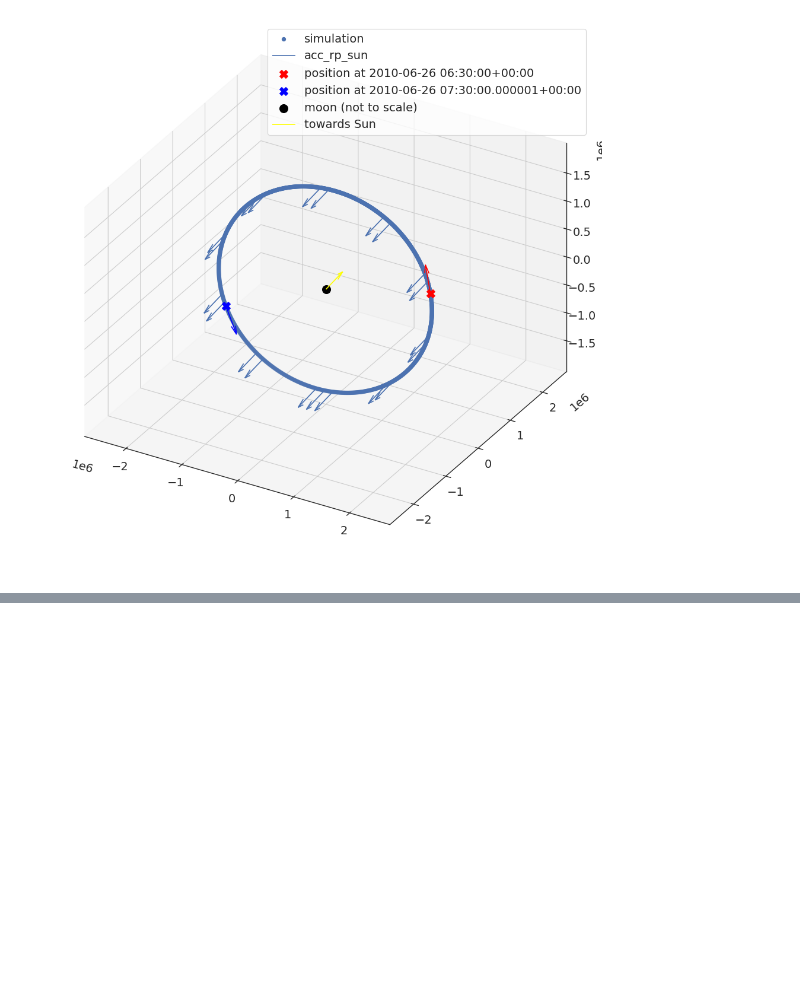
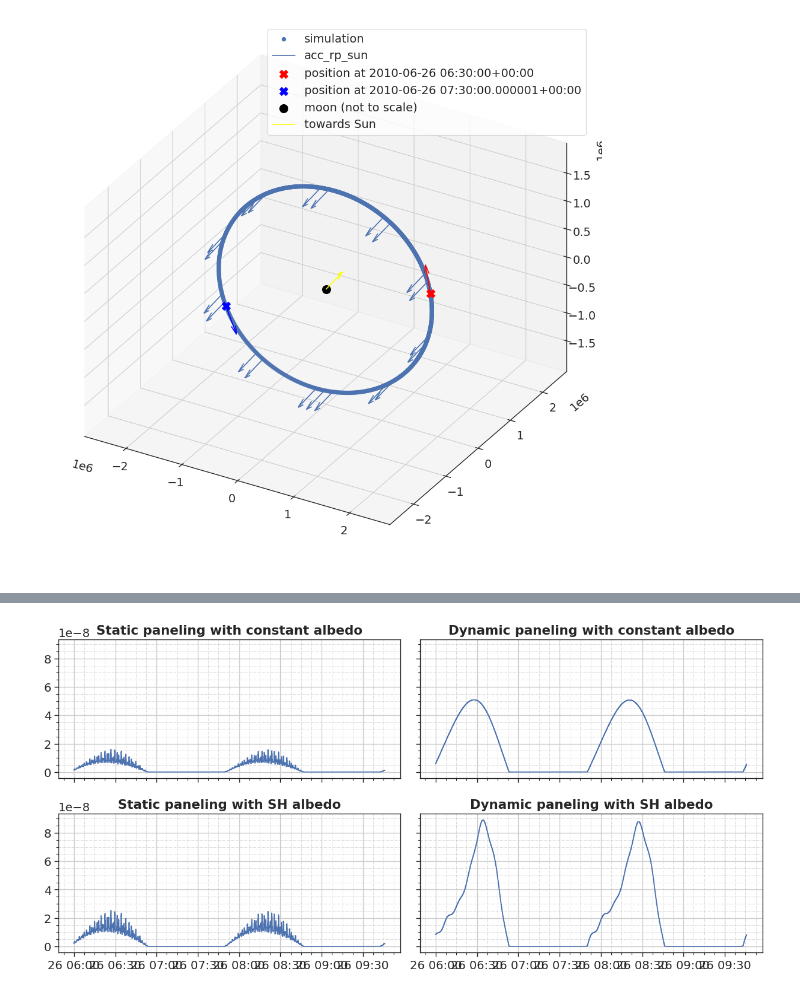
Before and after one commit to DominikStiller/tudelft-hpb-project, a Jupyter notebook: analysis/investigate_panels.ipynb, the cells around one changed output, grey strips where cells are left out. Cells and saved outputs as stored; diff of their text form; code cells hidden in the pictures; blank space fills up the shorter version.

```diff
--- a/analysis/investigate_panels.ipynb
+++ b/analysis/investigate_panels.ipynb
@@ -189,0 +240,4 @@ plot_orbit_3d(df_ephemeris, df_20k)
+# %%
+plot_static_vs_dynamic(runs, metadata, "2010 SEP 26 06:00:00")
+# %% [output]
+[figure, added]
```
Also changed, not shown: parts of 5 cells of this notebook, 13 other files.
